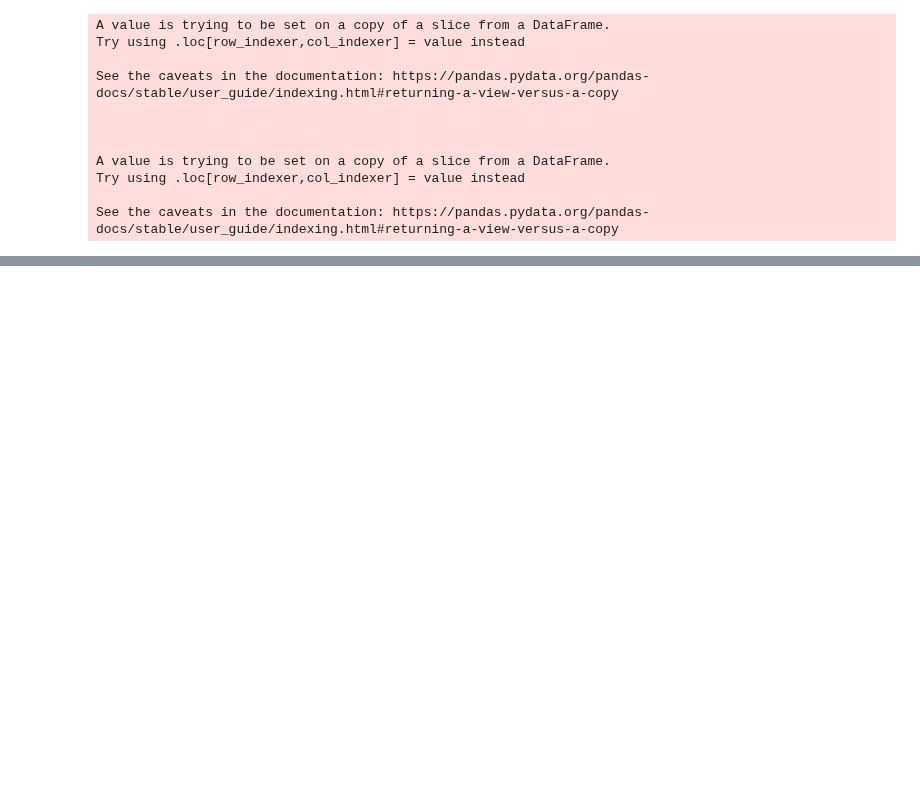
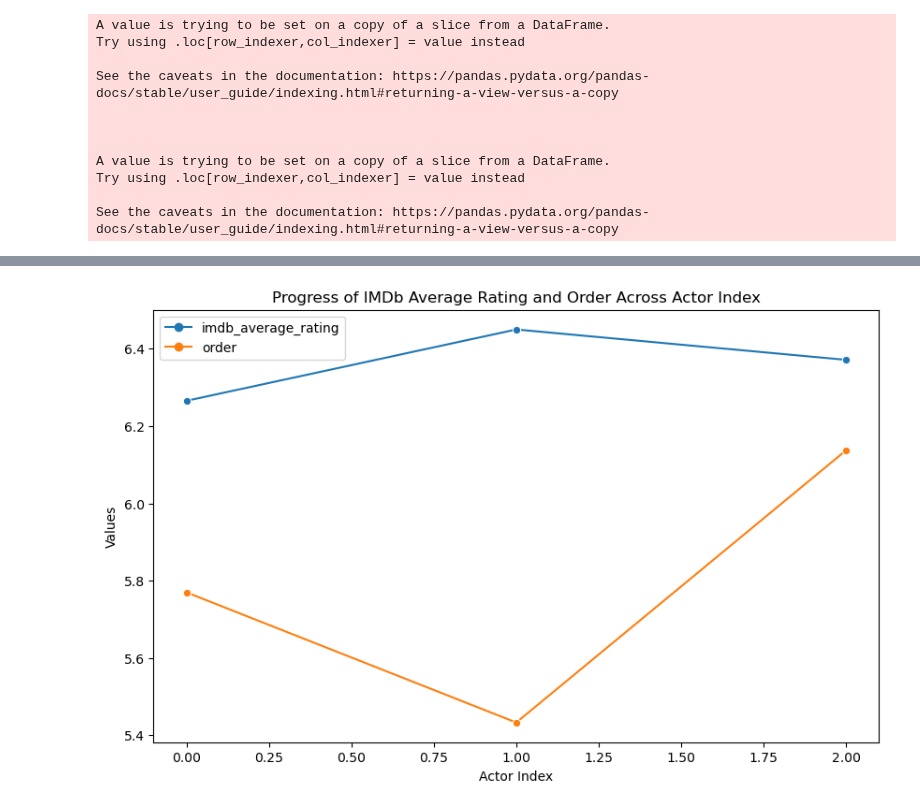
Before and after one commit to epfl-ada/ada-2023-project-cinemada, a Jupyter notebook: Preprocessing/fame.ipynb, the cells around one changed output, grey strips where cells are left out. Cells and saved outputs as stored; diff of their text form; code cells hidden in the pictures; blank space fills up the shorter version.

Commit message:
plots

```diff
--- a/Preprocessing/fame.ipynb
+++ b/Preprocessing/fame.ipynb
@@ -358,6 +320,10 @@ import plotly.express as px
 import plotly.graph_objects as go
 
 def divided_movies(actor_movies):
+    first_part, second_part, third_part = get_movies_sections(actor_movies)
+    return first_part['release_date'].max(), second_part['release_date'].max()
+
+def get_movies_sections(actor_movies):
     num_movies = len(actor_movies)
     movies_per_part = num_movies // 3
     actor_movies_sorted = actor_movies.sort_values(by='release_date')
@@ -366,7 +332,7 @@ def divided_movies(actor_movies):
     second_part = actor_movies_sorted[movies_per_part:2 * movies_per_part]
     third_part = actor_movies_sorted[2 * movies_per_part:]
 
-    return first_part['release_date'].max(), second_part['release_date'].max()
+    return first_part, second_part, third_part
 
 def plot_movies_ratings(actor_id):
     actor_name, actor_movies = get_movies_by_actor(actor_id)
@@ -379,10 +345,9 @@ def plot_movies_ratings(actor_id):
     fig = px.scatter(actor_movies_sorted, x='release_date', y='imdb_average_rating',
                      hover_data=['original_title', 'genres_str', 'order'],
                      labels={'imdb_average_rating': 'IMDb Rating', 'release_date': 'Release Year', 'original_title': 'Movie name', 'genres_str': 'Genres', 'order': 'Order'},
-                     title=f'IMDb Ratings and Genres of Movies for Actor {actor_name}',
-                     color_discrete_sequence=['blue'])
+                     title=f'IMDb Ratings and Genres of Movies for Actor {actor_name}')
 
-    rgba_light_yellow = (255, 255, 153, 0.5)  # light yellow
+    rgba_light_yellow = (255, 255, 100, 0.5)  # light yellow
     rgba_light_orange = (255, 165, 0, 0.5)    # light orange
     rgba_light_red = (240, 128, 128, 0.5)      # light red
 
@@ -428,6 +393,13 @@ def plot_movies_ratings(actor_id):
         )
     )
 
+    # Set specific colors for the 'order' column
+    fig.update_traces(marker=dict(color=actor_movies_sorted['order'].map({
+        0: 'red', 1: 'red',
+        2: 'yellowgreen', 3: 'yellowgreen', 4: 'yellowgreen', 5: 'yellowgreen',
+        # Add more mappings for other orders as needed
+    })))
+
     fig.show()
 
 plot_movies_ratings(1373737)
@@ -446,0 +526,70 @@ See the caveats in the documentation: https://pandas.pydata.org/pandas-docs/stab
+# %%
+# get_average_features(get_movies_by_actor(actor_id)[1]) returns a DataFrame with the average IMDb rating and order of the movies for the specified actor
+# i need to get the average of the average ratings of all the actors
+# i need to get the average of the average orders of all the actors
+
+# i can access the ids of actors through this dataframe tmdb_actors in the column 'id'.
+# then i need to call the function get_average_features(get_movies_by_actor(actor_id)[1]) for each actor id
+# and then i need to get the average of the average ratings and orders of all the actors
+# then i need to plot this average growth of the average ratings and orders of all the actors
+
+import numpy as np
+import matplotlib.pyplot as plt
+import seaborn as sns
+
+# Assuming get_movies_by_actor and get_average_features functions are defined
+
+# Load tmdb_actors DataFrame
+json_data = json.load(open('../Data/tmdb_resources/tmdb_actors_db.json'))
+tmdb_actors = pd.json_normalize(json_data['results'], sep='_')
+# only keep 100 first actors
+tmdb_actors = tmdb_actors[:100]
+
+
+
+# Initialize empty DataFrame with lists
+result_df = pd.DataFrame([[[], []], [[], []], [[], []]], columns=['imdb_average_rating', 'order'])
+
+# Iterate through actor IDs
+for actor_id in tmdb_actors['id']:
+    # Get movies and calculate average features
+    movies_by_actor = get_movies_by_actor(actor_id)[1]
+    # if there are less than 3 movies, skip this actor
+    if movies_by_actor.shape[0] < 3:
+        continue
+    average_features = get_average_features(movies_by_actor)
+
+    # If average_features contains NaN values, skip this actor
+    if average_features.isnull().values.any() or average_features.empty:
+        continue
+
+    avg_features = average_features['imdb_average_rating']
+    avg_order = average_features['order']
+
+    # Append the average IMDb rating and order to the DataFrame
+    result_df['imdb_average_rating'].iloc[0].append(avg_features[0])
+    result_df['imdb_average_rating'].iloc[1].append(avg_features[1])
+    result_df['imdb_average_rating'].iloc[2].append(avg_features[2])
+    result_df['order'].iloc[0].append(avg_order[0])
+    result_df['order'].iloc[1].append(avg_order[1])
+    result_df['order'].iloc[2].append(avg_order[2])
+
+# Calculate the overall average IMDb rating and order
+result_df['imdb_average_rating'] = result_df['imdb_average_rating'].apply(lambda x: np.mean(x))
+result_df['order'] = result_df['order'].apply(lambda x: np.mean(x))
+
+display(result_df)
+
+plt.figure(figsize=(10, 6))
+
+# Plotting the smooth lines using seaborn
+sns.lineplot(data=result_df[['imdb_average_rating', 'order']], dashes=False, markers='o')
+
+# Adding labels and title
+plt.xlabel('Actor Index')
+plt.ylabel('Values')
+plt.title('Progress of IMDb Average Rating and Order Across Actor Index')
+
+# Display the plot
+plt.show()
+# %% [output]
@@ -446,0 +634 @@ See the caveats in the documentation: https://pandas.pydata.org/pandas-docs/stab
+[figure, added]
```
Also changed, not shown: parts of 10 cells of this notebook, 1 other file.
